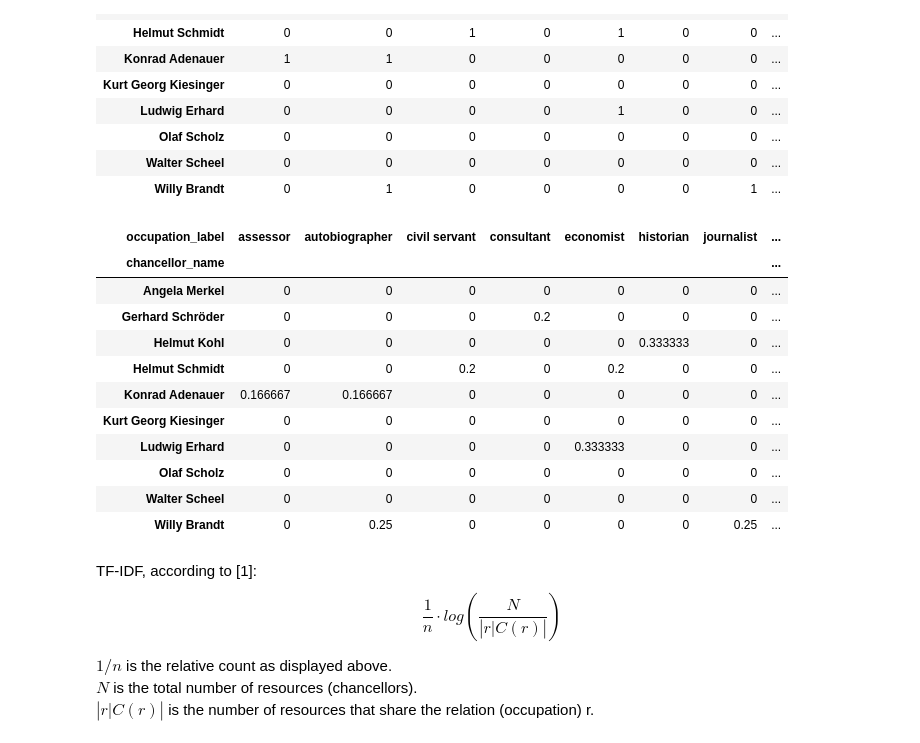
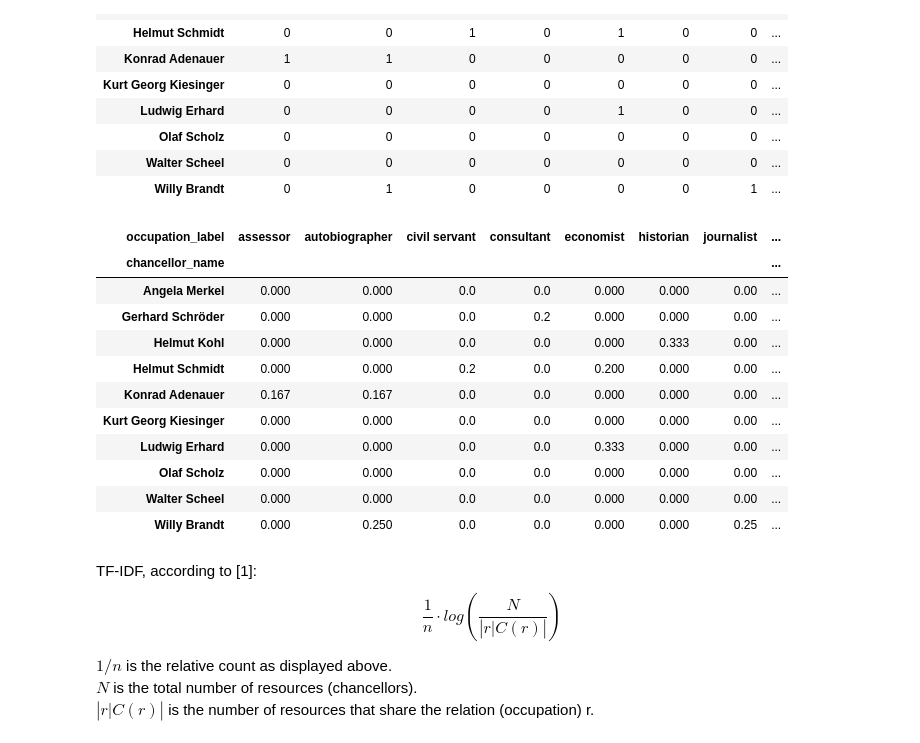
Before and after one commit to rgrenz/rdflime-util, a Jupyter notebook: notebooks/experiments/chancellors.ipynb, the cells around one changed output. Cells and saved outputs as stored; diff of their text form; code cells hidden in the pictures.

Commit message:
Fix rounding error

```diff
--- a/notebooks/experiments/chancellors.ipynb
+++ b/notebooks/experiments/chancellors.ipynb
@@ -38,22 +38,23 @@ df
 # %%
 for index, row in df.iterrows():
     df.loc[index] = row.div(row.sum())
+df = df.astype(float)
 
 # Relative Couunt feature extraction
-df.round(decimals=3)
+df.round(3)
 # %% [output]
 | occupation_label | assessor | autobiographer | civil servant | consultant | economist | historian | journalist | ... |
 | chancellor_name |  |  |  |  |  |  |  | ... |
-| Angela Merkel | 0 | 0 | 0 | 0 | 0 | 0 | 0 | ... |
-| Gerhard Schröder | 0 | 0 | 0 | 0.2 | 0 | 0 | 0 | ... |
-| Helmut Kohl | 0 | 0 | 0 | 0 | 0 | 0.333333 | 0 | ... |
-| Helmut Schmidt | 0 | 0 | 0.2 | 0 | 0.2 | 0 | 0 | ... |
-| Konrad Adenauer | 0.166667 | 0.166667 | 0 | 0 | 0 | 0 | 0 | ... |
-| Kurt Georg Kiesinger | 0 | 0 | 0 | 0 | 0 | 0 | 0 | ... |
-| Ludwig Erhard | 0 | 0 | 0 | 0 | 0.333333 | 0 | 0 | ... |
-| Olaf Scholz | 0 | 0 | 0 | 0 | 0 | 0 | 0 | ... |
-| Walter Scheel | 0 | 0 | 0 | 0 | 0 | 0 | 0 | ... |
-| Willy Brandt | 0 | 0.25 | 0 | 0 | 0 | 0 | 0.25 | ... |
+| Angela Merkel | 0.000 | 0.000 | 0.0 | 0.0 | 0.000 | 0.000 | 0.00 | ... |
+| Gerhard Schröder | 0.000 | 0.000 | 0.0 | 0.2 | 0.000 | 0.000 | 0.00 | ... |
+| Helmut Kohl | 0.000 | 0.000 | 0.0 | 0.0 | 0.000 | 0.333 | 0.00 | ... |
+| Helmut Schmidt | 0.000 | 0.000 | 0.2 | 0.0 | 0.200 | 0.000 | 0.00 | ... |
+| Konrad Adenauer | 0.167 | 0.167 | 0.0 | 0.0 | 0.000 | 0.000 | 0.00 | ... |
+| Kurt Georg Kiesinger | 0.000 | 0.000 | 0.0 | 0.0 | 0.000 | 0.000 | 0.00 | ... |
+| Ludwig Erhard | 0.000 | 0.000 | 0.0 | 0.0 | 0.333 | 0.000 | 0.00 | ... |
+| Olaf Scholz | 0.000 | 0.000 | 0.0 | 0.0 | 0.000 | 0.000 | 0.00 | ... |
+| Walter Scheel | 0.000 | 0.000 | 0.0 | 0.0 | 0.000 | 0.000 | 0.00 | ... |
+| Willy Brandt | 0.000 | 0.250 | 0.0 | 0.0 | 0.000 | 0.000 | 0.25 | ... |
 # %% [markdown]
 TF-IDF, according to [1]:
 $$\frac{1}{n} \cdot{} log(\frac{N}{|{r|C(r)}|})$$
```
